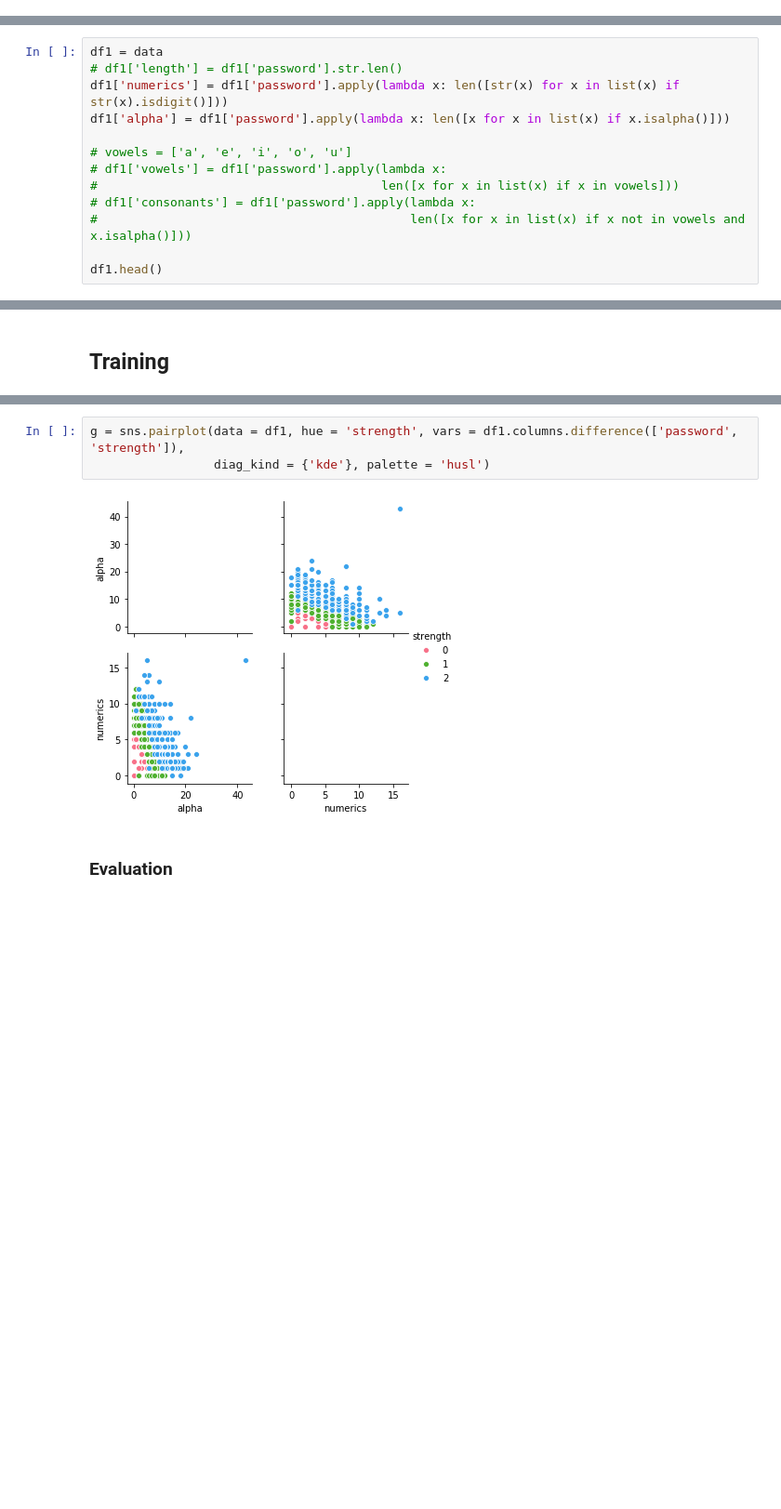
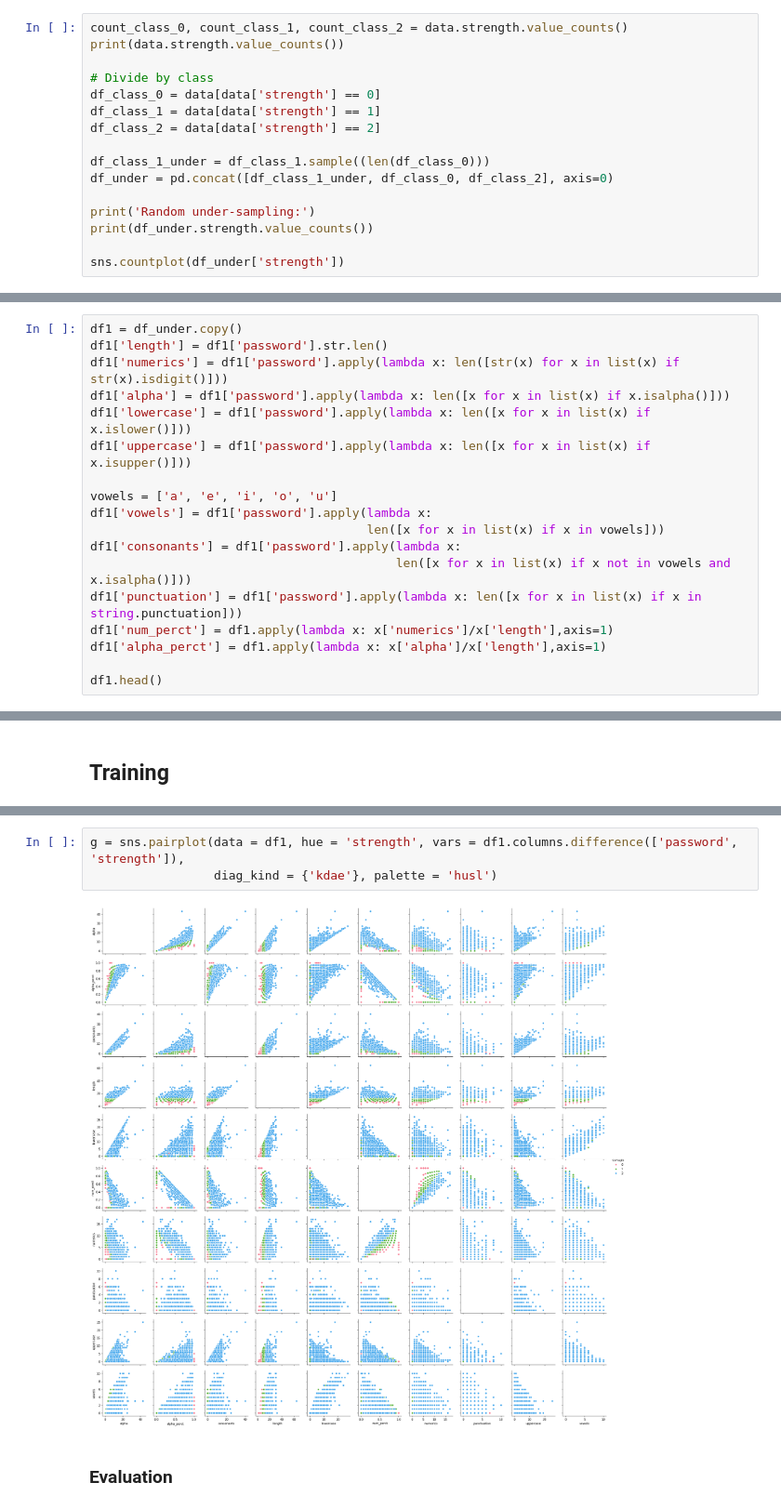
Before and after one commit to xinbeiG/Password-Strength-Analysis-ML, a Jupyter notebook: Password_Strength_Classifier.ipynb, the cells around one changed output, grey strips where cells are left out. Shown at 93% size. Saved outputs shown, nothing was run; the diff lists cells and outputs as text; blank space fills up the shorter version.

```diff
--- a/Password_Strength_Classifier.ipynb
+++ b/Password_Strength_Classifier.ipynb
@@ -52,3 +85,19 @@ b'Skipping line 2810: expected 2 fields, saw 5\nSkipping line 4641: expected 2 f
 ## feature extraction
 # %% [markdown]
 #### UnderSample data
+# %%
+count_class_0, count_class_1, count_class_2 = data.strength.value_counts()
+print(data.strength.value_counts())
+
+# Divide by class
+df_class_0 = data[data['strength'] == 0]
+df_class_1 = data[data['strength'] == 1]
+df_class_2 = data[data['strength'] == 2]
+
+df_class_1_under = df_class_1.sample((len(df_class_0)))
+df_under = pd.concat([df_class_1_under, df_class_0, df_class_2], axis=0)
+
+print('Random under-sampling:')
+print(df_under.strength.value_counts())
+
+sns.countplot(df_under['strength'])
@@ -55,16 +116,21 @@ b'Skipping line 2810: expected 2 fields, saw 5\nSkipping line 4641: expected 2 f
 # %% [markdown]
 #### hand-designed feature
 # %%
-df1 = data
-# df1['length'] = df1['password'].str.len()
+df1 = df_under.copy()
+df1['length'] = df1['password'].str.len()
 df1['numerics'] = df1['password'].apply(lambda x: len([str(x) for x in list(x) if str(x).isdigit()]))
 df1['alpha'] = df1['password'].apply(lambda x: len([x for x in list(x) if x.isalpha()]))
+df1['lowercase'] = df1['password'].apply(lambda x: len([x for x in list(x) if x.islower()]))
+df1['uppercase'] = df1['password'].apply(lambda x: len([x for x in list(x) if x.isupper()]))
 
-# vowels = ['a', 'e', 'i', 'o', 'u']
-# df1['vowels'] = df1['password'].apply(lambda x:
-#                                       len([x for x in list(x) if x in vowels]))
-# df1['consonants'] = df1['password'].apply(lambda x:
-#                                           len([x for x in list(x) if x not in vowels and x.isalpha()]))
+vowels = ['a', 'e', 'i', 'o', 'u']
+df1['vowels'] = df1['password'].apply(lambda x:
+                                      len([x for x in list(x) if x in vowels]))
+df1['consonants'] = df1['password'].apply(lambda x:
+                                          len([x for x in list(x) if x not in vowels and x.isalpha()]))
+df1['punctuation'] = df1['password'].apply(lambda x: len([x for x in list(x) if x in string.punctuation]))
+df1['num_perct'] = df1.apply(lambda x: x['numerics']/x['length'],axis=1)
+df1['alpha_perct'] = df1.apply(lambda x: x['alpha']/x['length'],axis=1)
 
 df1.head()
 # %% [output]
@@ -128,7 +253,7 @@ weighted avg       0.99      0.99      0.99      1600
 # %%
 g = sns.pairplot(data = df1, hue = 'strength', vars = df1.columns.difference(['password', 'strength']),
-                 diag_kind = {'kde'}, palette = 'husl')
+                 diag_kind = {'kdae'}, palette = 'husl')
 # %% [output]
-[figure, old version]
+[figure, new version]
 # %% [markdown]
 ### Evaluation
```
Also changed, not shown: parts of 18 cells of this notebook.
